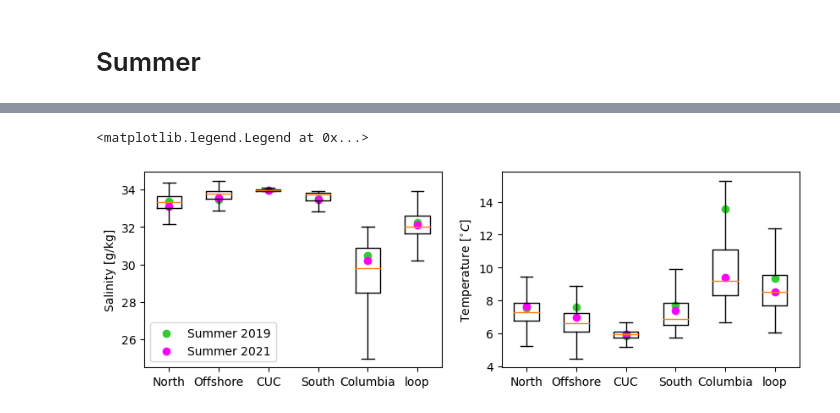
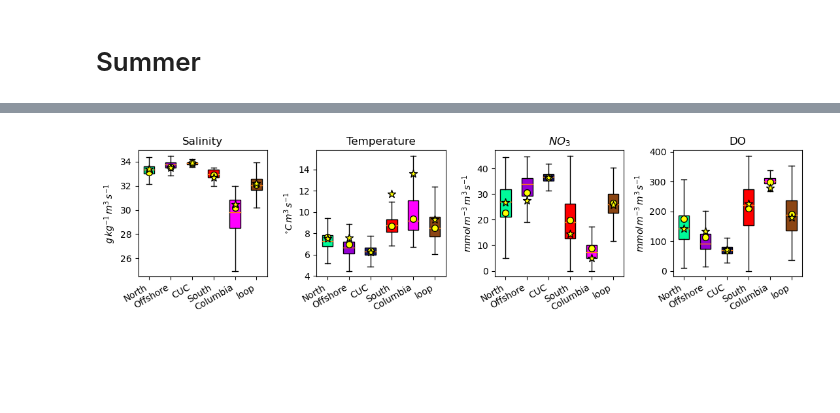
Before and after one commit to rbeutel/LO_user, a Jupyter notebook: ariane/OSManalysis.ipynb, the cells around one changed output, grey strips where cells are left out. Cells and saved outputs as stored; diff of their text form; code cells hidden in the pictures; blank space fills up the shorter version.

```diff
--- a/ariane/OSManalysis.ipynb
+++ b/ariane/OSManalysis.ipynb
@@ -107,30 +222,61 @@ s21_temp = [np.average(tracers.temperature[(tracers.section=='north')&(tracers.s
 # %%
 # box limits are quartiles
 # first quartile (Q1), is the value under which 25% of data points are found when they are arranged in increasing order
 # third quartile (Q3), is the value under which 75% of data points are found when arranged in increasing order
 # the whiskers are based on the equation Q3 + whis*(Q3-Q1) and Q1 - whis*(Q3-Q1)
 
-fig, ax = plt.subplots(1,2,figsize=(10,3))
+fig, ax = plt.subplots(1,4,figsize=(11,3))
 
 # salt
-ax[0].boxplot(summer_salt,showfliers=False)
+bplot1 = ax[0].boxplot(summer_salt,showfliers=False,patch_artist=True)
 ax[0].set_xticklabels(sources)
-ax[0].set_ylabel('Salinity [g/kg]')
+ax[0].set_title('Salinity')
+ax[0].set_ylabel('$g\, kg^{-1}\, m^3\, s^{-1}$')
 
 # temp
-ax[1].boxplot(summer_temp,showfliers=False)
+bplot2 = ax[1].boxplot(summer_temp,showfliers=False,patch_artist=True)
 ax[1].set_xticklabels(sources)
-ax[1].set_ylabel('Temperature [$^{\circ}C$]')
+ax[1].set_title('Temperature')
+ax[1].set_ylabel('$^{\circ}C\, m^3\, s^{-1}$')
+
+# no3
+bplot3 = ax[2].boxplot(summer_no3,showfliers=False,patch_artist=True)
+ax[2].set_xticklabels(sources)
+ax[2].set_title('$NO_3$')
+ax[2].set_ylabel('$mmol\,m^{-3}\, m^3\, s^{-1}$')
+
+# oxygen
+bplot4 = ax[3].boxplot(summer_oxy,showfliers=False,patch_artist=True)
+ax[3].set_xticklabels(sources)
+ax[3].set_title('DO')
+ax[3].set_ylabel('$mmol\,m^{-3}\, m^3\, s^{-1}$')
+
+# fill with colors
+colors = colours
+for bplot in (bplot1, bplot2, bplot3, bplot4):
+    for patch, color in zip(bplot['boxes'], colors):
+        patch.set_facecolor(color)
 
 # year of interest
-ax[0].scatter(np.arange(6)+1, s19_salt, color='limegreen', label='Summer 2019')
-ax[1].scatter(np.arange(6)+1,s19_temp, color='limegreen')
-ax[0].scatter(np.arange(6)+1,s21_salt, color='magenta', label='Summer 2021')
-ax[1].scatter(np.arange(6)+1,s21_temp, color='magenta')
-ax[0].legend()
+ax[0].scatter(np.arange(6)+1, s19_salt, color='yellow', edgecolor='k', marker='*',s=80,zorder=4, label='Summer 2019')
+ax[1].scatter(np.arange(6)+1,s19_temp, color='yellow', edgecolor='k', marker='*',s=80,zorder=4)
+ax[2].scatter(np.arange(6)+1,s19_no3, color='yellow', edgecolor='k', marker='*',s=80,zorder=4)
+ax[3].scatter(np.arange(6)+1,s19_oxy, color='yellow', edgecolor='k', marker='*',s=80,zorder=4)
+
+ax[0].scatter(np.arange(6)+1,s21_salt, color='yellow',edgecolor='k',marker='o', s=50, zorder=3, label='Summer 2021')
+ax[1].scatter(np.arange(6)+1,s21_temp, color='yellow',edgecolor='k',marker='o', s=50, zorder=3)
+ax[2].scatter(np.arange(6)+1,s21_no3, color='yellow',edgecolor='k',marker='o', s=50, zorder=3)
+ax[3].scatter(np.arange(6)+1,s21_oxy, color='yellow',edgecolor='k',marker='o', s=50, zorder=3)
+
+# ax[0].legend()
+
+for axs in ax:
+    axs.set_xticklabels(sources,rotation=30, ha='right')
+
+plt.tight_layout()
+plt.savefig("./figures/summerbox.jpg")
 # %% [output]
-<matplotlib.legend.Legend at 0x...>
-[figure, old version]
+[figure, new version]
 # %%
 # winter mean
 Wnorth = np.mean([trans.w17[nor],trans.w18[nor],trans.w19[nor],trans.w20[nor]])
```
Also changed, not shown: parts of 16 cells of this notebook, 10 other files.
